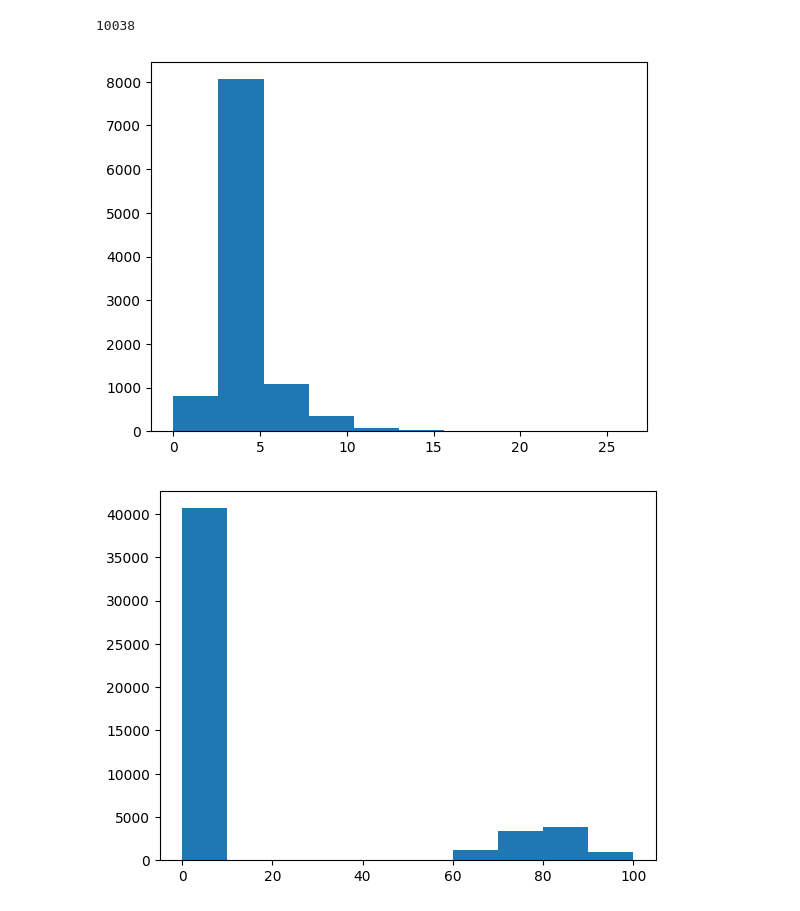
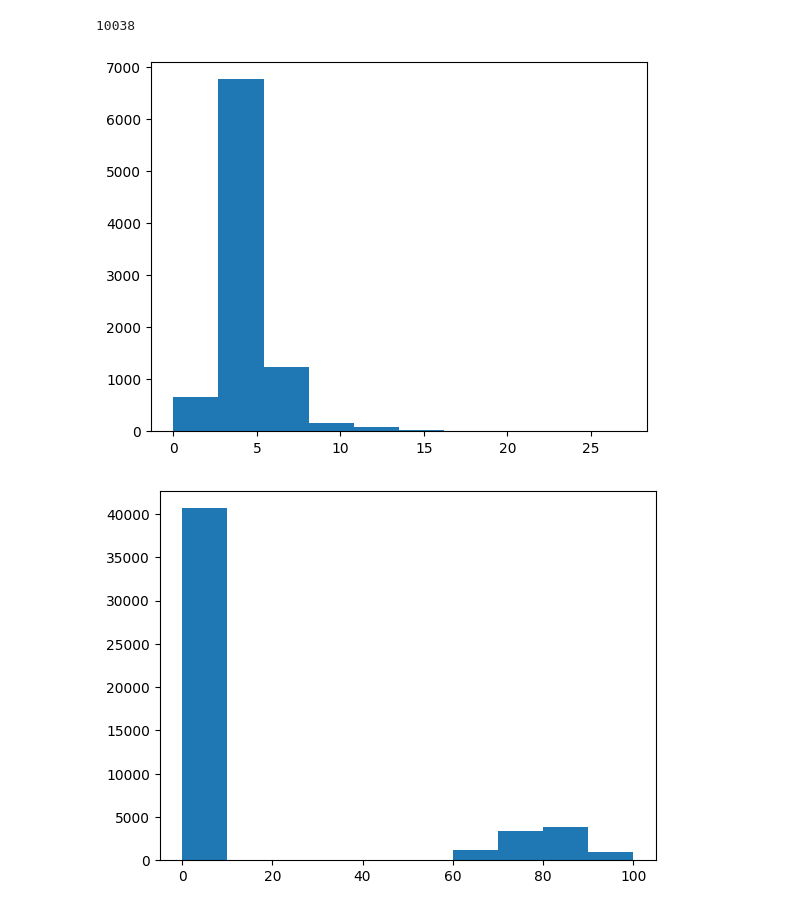
Before and after one commit to GiovanniZago/W3Pi-selection-algorithm, a Jupyter notebook: data-processing/playground.ipynb, the cells around one changed output. Saved outputs shown, nothing was run; the diff lists cells and outputs as text; code cells hidden in the pictures.

```diff
--- a/data-processing/playground.ipynb
+++ b/data-processing/playground.ipynb
@@ -67,21 +67,21 @@ print(counter)
 # %% [output]
 10038
 # %%
-file = DATA_PATH + "l1Nano_WTo3Pion_PU200.hdf5"
+file = DATA_PATH + "l1Nano_WTo3Pion_PU200.125X_v1.hdf5"
 
 histo = []
 
 with h5py.File(file, "r") as f:
     for grp_name, grp in f.items():
         if grp.attrs["is_acc"] != 1 or grp.attrs["is_gm"] != 1:
             continue
 
         pts = grp["pt"][...]
         histo.append(len(pts[pts >= 7]))
 
 plt.hist(histo);
 # %% [output]
-[figure, old version]
+[figure, new version]
 # %%
 file = DATA_PATH + "l1Nano_WTo3Pion_PU200_reco.hdf5"
 
```
Also changed, not shown: 2 other files.
